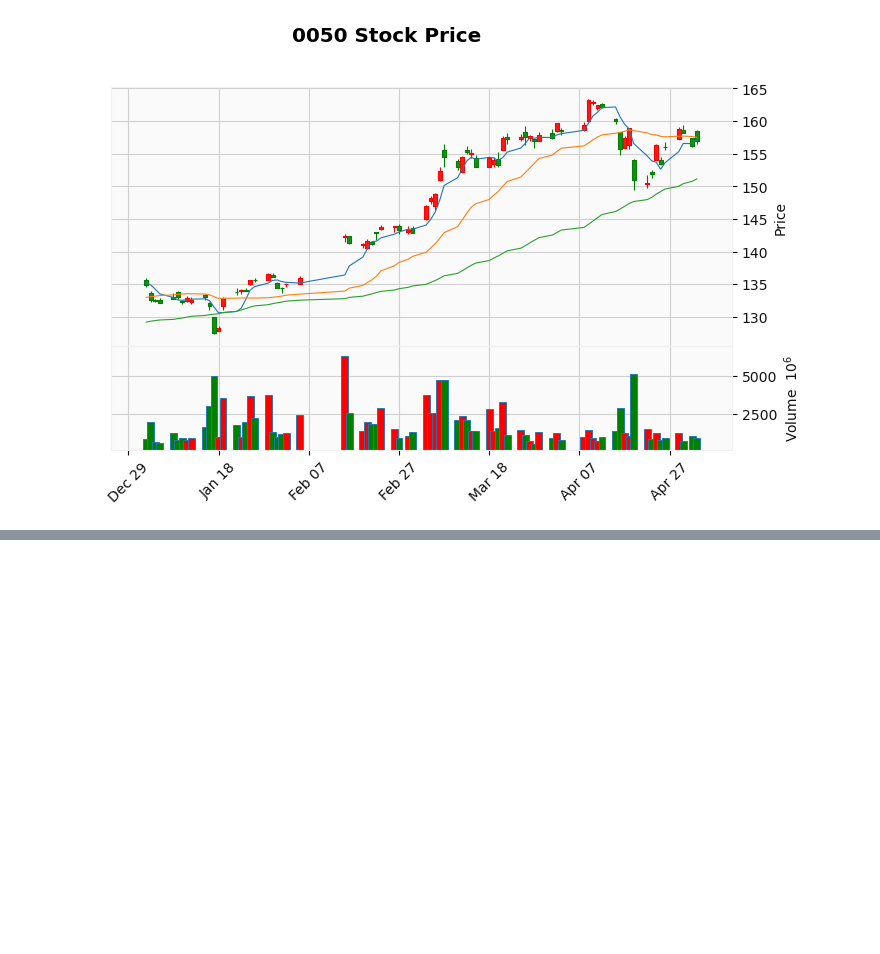
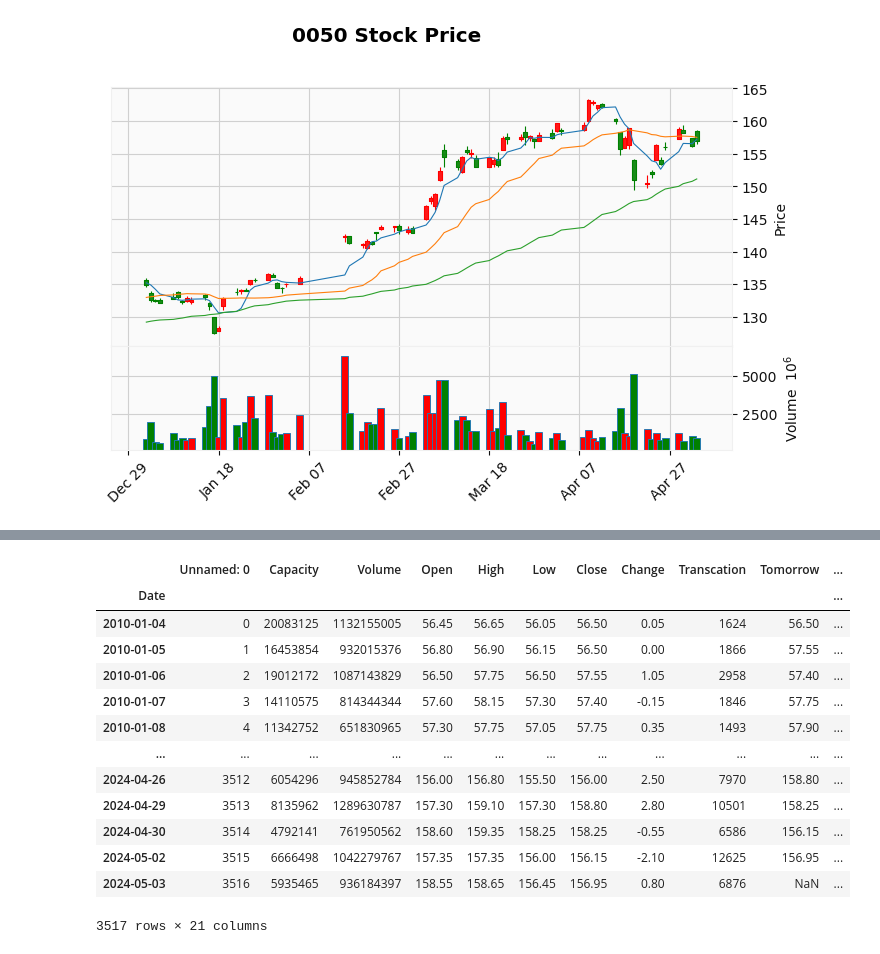
Before and after one commit to Frankie1021/ooschool, a Jupyter notebook: ooschool_project.ipynb, the cells around one changed output, grey strips where cells are left out. Saved outputs shown, nothing was run; the diff lists cells and outputs as text; code cells hidden in the pictures; blank space fills up the shorter version.

```diff
--- a/ooschool_project.ipynb
+++ b/ooschool_project.ipynb
@@ -128,0 +155,24 @@ mpf.plot(df_sub, **kwargs1, addplot = apmavs, savefig = '0050_mpfplot1.png')
+# %%
+#用talib套件計算技術指標
+df["SMA_20"] = talib.SMA(df["Close"], timeperiod = 20)
+df["RSI"] = talib.RSI(df["Close"], timeperiod=14)
+df["slowk"], df["slowd"] = talib.STOCH(df["High"], df["Low"], df["Close"],
+                                           fastk_period=14, slowk_period=3, slowk_matype=0, slowd_period=3, slowd_matype=0)
+df["MACD"], df["MACD_signal"], df["MACD_hist"] = talib.MACD(df["Close"], fastperiod=12, slowperiod=26, signalperiod=9)
+df["upper_band"], df["middle_band"], df["lower_band"] = talib.BBANDS(df["Close"], timeperiod=20, nbdevup=2, nbdevdn=2, matype=0)
+df
+# %% [output]
+|  | Unnamed: 0 | Capacity | Volume | Open | High | Low | Close | Change | Transcation | Tomorrow | ... |
+| Date |  |  |  |  |  |  |  |  |  |  | ... |
+| 2010-01-04 | 0 | 20083125 | 1132155005 | 56.45 | 56.65 | 56.05 | 56.50 | 0.05 | 1624 | 56.50 | ... |
+| 2010-01-05 | 1 | 16453854 | 932015376 | 56.80 | 56.90 | 56.15 | 56.50 | 0.00 | 1866 | 57.55 | ... |
+| 2010-01-06 | 2 | 19012172 | 1087143829 | 56.50 | 57.75 | 56.50 | 57.55 | 1.05 | 2958 | 57.40 | ... |
+| 2010-01-07 | 3 | 14110575 | 814344344 | 57.60 | 58.15 | 57.30 | 57.40 | -0.15 | 1846 | 57.75 | ... |
+| 2010-01-08 | 4 | 11342752 | 651830965 | 57.30 | 57.75 | 57.05 | 57.75 | 0.35 | 1493 | 57.90 | ... |
+| ... | ... | ... | ... | ... | ... | ... | ... | ... | ... | ... | ... |
+| 2024-04-26 | 3512 | 6054296 | 945852784 | 156.00 | 156.80 | 155.50 | 156.00 | 2.50 | 7970 | 158.80 | ... |
+| 2024-04-29 | 3513 | 8135962 | 1289630787 | 157.30 | 159.10 | 157.30 | 158.80 | 2.80 | 10501 | 158.25 | ... |
+| 2024-04-30 | 3514 | 4792141 | 761950562 | 158.60 | 159.35 | 158.25 | 158.25 | -0.55 | 6586 | 156.15 | ... |
+| 2024-05-02 | 3515 | 6666498 | 1042279767 | 157.35 | 157.35 | 156.00 | 156.15 | -2.10 | 12625 | 156.95 | ... |
+| 2024-05-03 | 3516 | 5935465 | 936184397 | 158.55 | 158.65 | 156.45 | 156.95 | 0.80 | 6876 | NaN | ... |
+3517 rows × 21 columns
```
Also changed, not shown: parts of 7 cells of this notebook.
